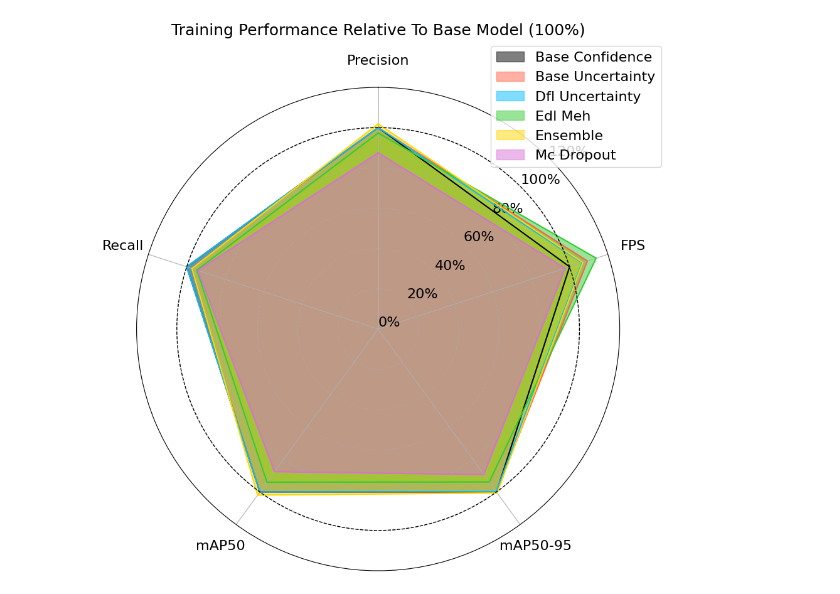
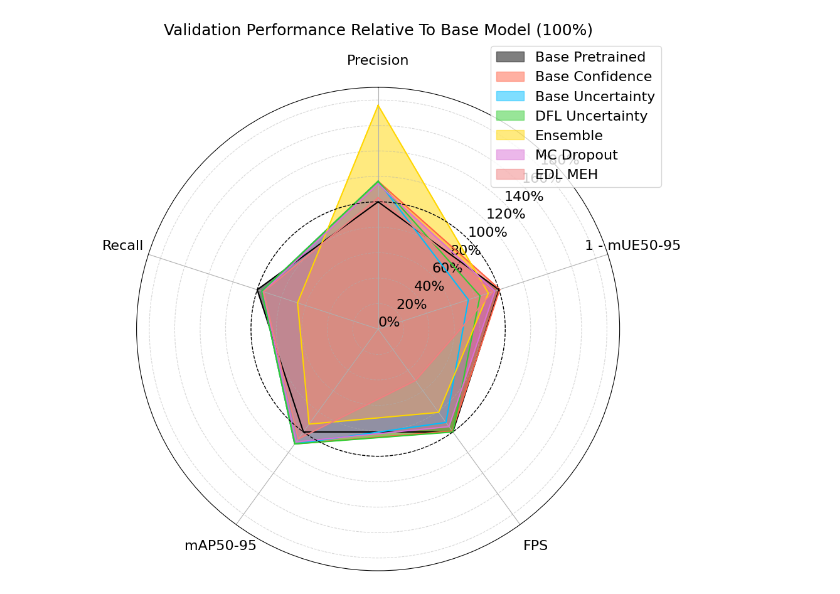
Before and after one commit to Sokadyn/yolo-edge-uncertainty, a Jupyter notebook: yolo_edge_uncertainty_scripts/interim_results_analysis.ipynb, the cells around one changed output. Drawn from its saved outputs; the diff is of its cells as text; code cells hidden in the pictures.

Commit message:
Refine uncertainty heads and update metrics

```diff
--- a/yolo_edge_uncertainty_scripts/interim_results_analysis.ipynb
+++ b/yolo_edge_uncertainty_scripts/interim_results_analysis.ipynb
@@ -14,7 +14,7 @@ import seaborn as sns
 from IPython.display import display
 
 from ultralytics import settings
-settings.update({"sync": False, "runs_dir": "interim_results", "datasets_dir": "datasets"})
+settings.update({"sync": False, "runs_dir": "interim_results"})
 from ultralytics import YOLOEdgeUncertainty, YOLO
 import cv2
 import re
@@ -31,4 +31,4 @@ plt.rcParams['ytick.labelsize'] = FONT_SMALL
 plt.rcParams['legend.fontsize'] = FONT_SMALL
 plt.rcParams['figure.titlesize'] = FONT_MEDIUM
 plt.rcParams['axes.titlesize'] = FONT_MEDIUM
-plt.rcParams['figure.figsize'] = (16, 7)
+plt.rcParams['figure.figsize'] = (16, 8)
@@ -135,0 +166,7 @@ print(names_title_case)
+# %%
+chosen_val_dataset = 'val-kitti-from-coco80'
+path = f'{path_base}/{newest_results}/{chosen_val_dataset}'
+df_selected = datasets[chosen_val_dataset]
+
+names_title_case = df_selected.index.str.replace('-', ' ').str.title().str.replace('Edl', 'EDL').str.replace('Meh', 'MEH').str.replace('Dfl', 'DFL').str.replace('Mc', 'MC').values
+print(names_title_case)
@@ -136,69 +175,65 @@ print(names_title_case)
 # %%
-rename_dict_index = {k: v for k, v in zip(df_results_train.index.values, names_title_case)}
+rename_dict_index = {k: v for k, v in zip(df_selected.index.values, names_title_case)}
 
 rename_dict_cols = {
     'metrics/precision(B)' : 'Precision',
     'metrics/recall(B)' : 'Recall',
-    'metrics/mAP50(B)' : 'mAP50',
     'metrics/mAP50-95(B)' : 'mAP50-95',
     'speed_total' : 'FPS',
-    #'metrics/mUE50' : 'mUE50', # mUE implementation still work in progress, not yet ready for use
-    #'metrics/mUE50-95' : 'mUE50-95',
+    '1 - metrics/mUE50-95' : '1 - mUE50-95',
 }
 
 color_list = ['k', 'tomato', 'deepskyblue', 'limegreen', 'gold', 'orchid', 'lightcoral', 'lightseagreen']
 colors = {idx: color for idx, color in zip(names_title_case, color_list[:len(names_title_case)])}
 
-for path, df_selected in zip([train_path, val_path], [df_results_train, df_results_val]):
+df = df_selected[rename_dict_cols.keys()]
+# take inverse of inference time as fps
+df.loc[:, 'speed_total'] = 1 / df['speed_total']
+# take base index, and normalize all values to it
+df = df / df.iloc[0]
 
-    df = df_selected[rename_dict_cols.keys()]
-    # take inverse of inference time as fps
-    df.loc[:, 'speed_total'] = 1 / df['speed_total']
-    # take base index, and normalize all values to it
-    df = df / df.iloc[0]
-
-    df.rename(index=rename_dict_index, inplace=True)
-    df.rename(columns=rename_dict_cols, inplace=True)
+df.rename(index=rename_dict_index, inplace=True)
+df.rename(columns=rename_dict_cols, inplace=True)
 
 
-    display(df)
+display(df)
 
-    categories = list(df.columns)
-    num_vars = len(categories)
+categories = list(df.columns)
+num_vars = len(categories)
 
-    angles = np.linspace(0, 2 * np.pi, num_vars, endpoint=False).tolist()
-    angles += angles[:1]  # Repeat the first angle to close the plot
+angles = np.linspace(0, 2 * np.pi, num_vars, endpoint=False).tolist()
+angles += angles[:1]  # Repeat the first angle to close the plot
 
-    fig, ax = plt.subplots(figsize=(10, 10), subplot_kw=dict(polar=True))
+fig, ax = plt.subplots(figsize=(10, 10), subplot_kw=dict(polar=True))
 
-    for idx in df.index:
-        values = df.loc[idx].tolist()
-        values += values[:1]  # Repeat the first value to close the plot
-        ax.fill(angles, values, alpha=0.50, color=colors[idx], label=idx)
-        ax.plot(angles, values, color=colors[idx])
+for idx in df.index:
+    values = df.loc[idx].tolist()
+    values += values[:1]  # Repeat the first value to close the plot
+    ax.fill(angles, values, alpha=0.50, color=colors[idx], label=idx)
+    ax.plot(angles, values, color=colors[idx])
 
-    ax.set_xticks(angles[:-1])
-    ax.set_xticklabels(categories)
+ax.set_xticks(angles[:-1])
+ax.set_xticklabels(categories)
 
-    ylim = round(max(df.max()), 1) + 0.1
-    ax.set_ylim(0, ylim)
+ylim = round(max(df.max()), 1) + 0.1
+ax.set_ylim(0, ylim)
 
-    plt.legend(loc='upper right', bbox_to_anchor=(1.1, 1.1))
+plt.legend(loc='upper right', bbox_to_anchor=(1.1, 1.1))
 
-    ax.tick_params(axis='x', pad=20)
-    ax.set_yticks(np.arange(0, ylim, 0.2))
-    ax.set_yticklabels(ax.get_yticks(), rotation=45)
+ax.tick_params(axis='x', pad=20)
+ax.set_yticks(np.arange(0, ylim, 0.2))
+ax.set_yticklabels(ax.get_yticks(), rotation=45)
 
-    ax.set_yticklabels(['{:,.0%}'.format(x) for x in ax.get_yticks()])
-    ax.set_theta_offset(np.pi / 2)
+ax.set_yticklabels(['{:,.0%}'.format(x) for x in ax.get_yticks()])
+ax.set_theta_offset(np.pi / 2)
 
-    ax.yaxis.grid(True, linestyle='--', alpha=0.5)
-    ax.axhline(1, color='black', linewidth=1, linestyle='--')
-    ax.set_rlabel_position(-45)
-    ax.set_title(f"{'Training' if 'train' in path else 'Validation'} Performance relative to base model (100%)".title(), pad=60)
-    ax.title.set_position([.5, 1.4])
+ax.yaxis.grid(True, linestyle='--', alpha=0.5)
+ax.axhline(1, color='black', linewidth=1, linestyle='--')
+ax.set_rlabel_position(-45)
+ax.set_title(f"{'Training' if 'train' in path else 'Validation'} Performance relative to base model (100%)".title(), pad=60)
+ax.title.set_position([.5, 1.4])
 
-    plt.savefig(f'{path}/radar_chart.png', bbox_inches='tight', dpi=600)
-    plt.savefig(f'{path}/radar_chart.pdf', bbox_inches='tight')
-    plt.show()
+plt.savefig(f'{path}/radar_chart.png', bbox_inches='tight', dpi=600)
+plt.savefig(f'{path}/radar_chart.pdf', bbox_inches='tight')
+plt.show()
 # %% [output]
@@ -213 +249 @@ for path, df_selected in zip([train_path, val_path], [df_results_train, df_resul
-[figure, old version]
+[figure, new version]
```
Also changed, not shown: parts of 9 cells of this notebook, 13 other files.
